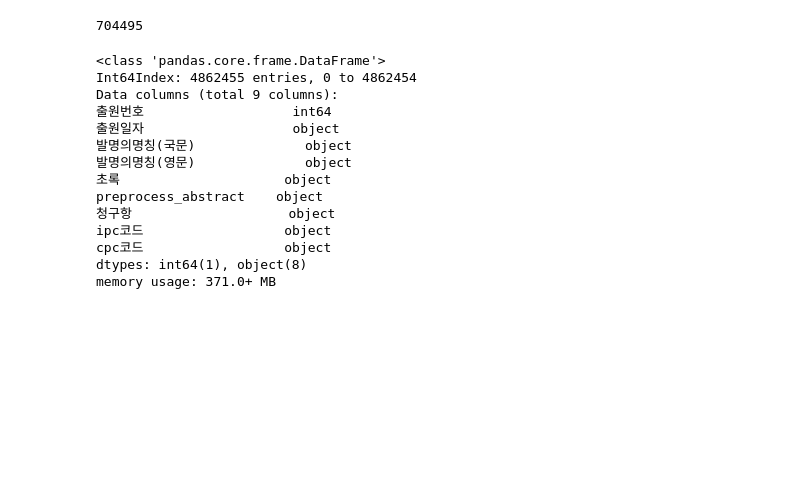
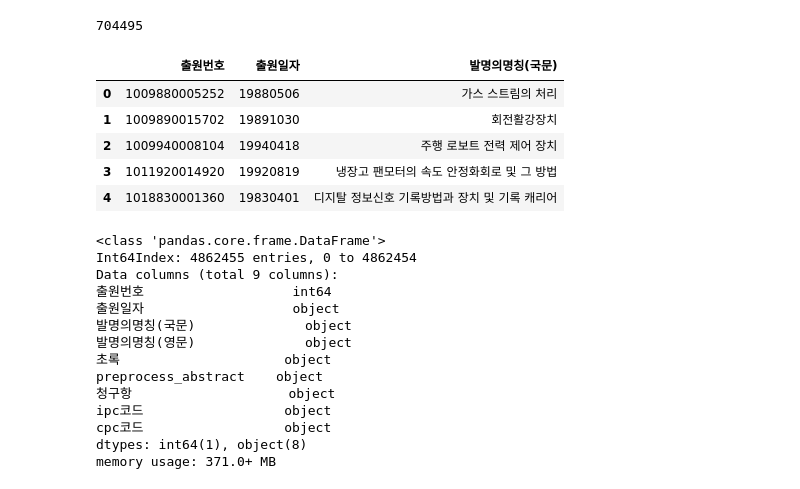
Before and after one commit to applewoods/Patent_Classification_by_BERT, a Jupyter notebook: Patent_Preprocessing.ipynb, the cells around one changed output. Drawn from its saved outputs; the diff is of its cells as text; code cells hidden in the pictures; blank space fills up the shorter version.

```diff
--- a/Patent_Preprocessing.ipynb
+++ b/Patent_Preprocessing.ipynb
@@ -230,5 +230,15 @@ patent_df['발명의명칭(영문)'] = patent_df['발명의명칭(영문)'].prog
 patent_df['발명의명칭(영문)'].isna().sum()
 # %% [output]
 704495
+# %%
+patent_df_drop = patent_df.dropna(axis= 1)
+patent_df_drop.head()
+# %% [output]
+|  | 출원번호 | 출원일자 | 발명의명칭(국문) |
+| 0 | 1009880005252 | 19880506 | 가스 스트림의 처리 |
+| 1 | 1009890015702 | 19891030 | 회전활강장치 |
+| 2 | 1009940008104 | 19940418 | 주행 로보트 전력 제어 장치 |
+| 3 | 1011920014920 | 19920819 | 냉장고 팬모터의 속도 안정화회로 및 그 방법 |
+| 4 | 1018830001360 | 19830401 | 디지탈 정보신호 기록방법과 장치 및 기록 캐리어 |
 # %%
 patent_df.to_csv('./Data/Preprocessing/Final_Patent_Info.csv', index= False, encoding= 'utf-8-sig')
```
Also changed, not shown: parts of 1 cell of this notebook, 3 other files.
